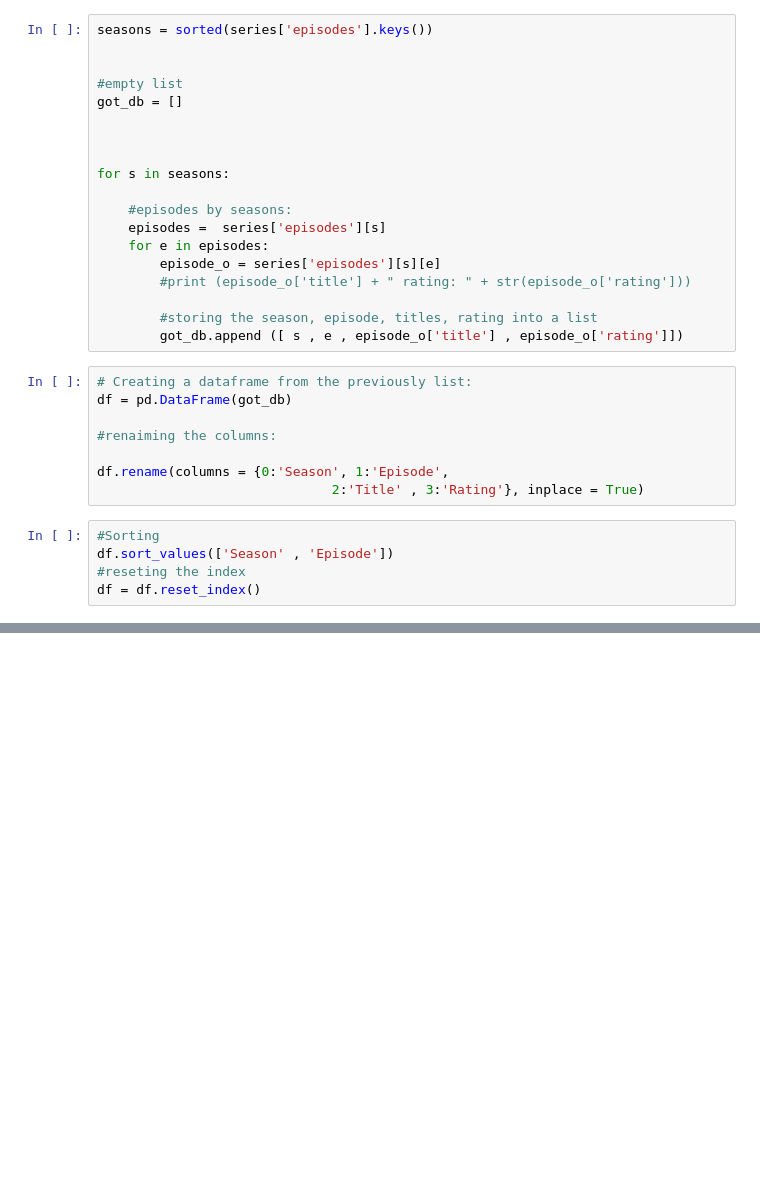
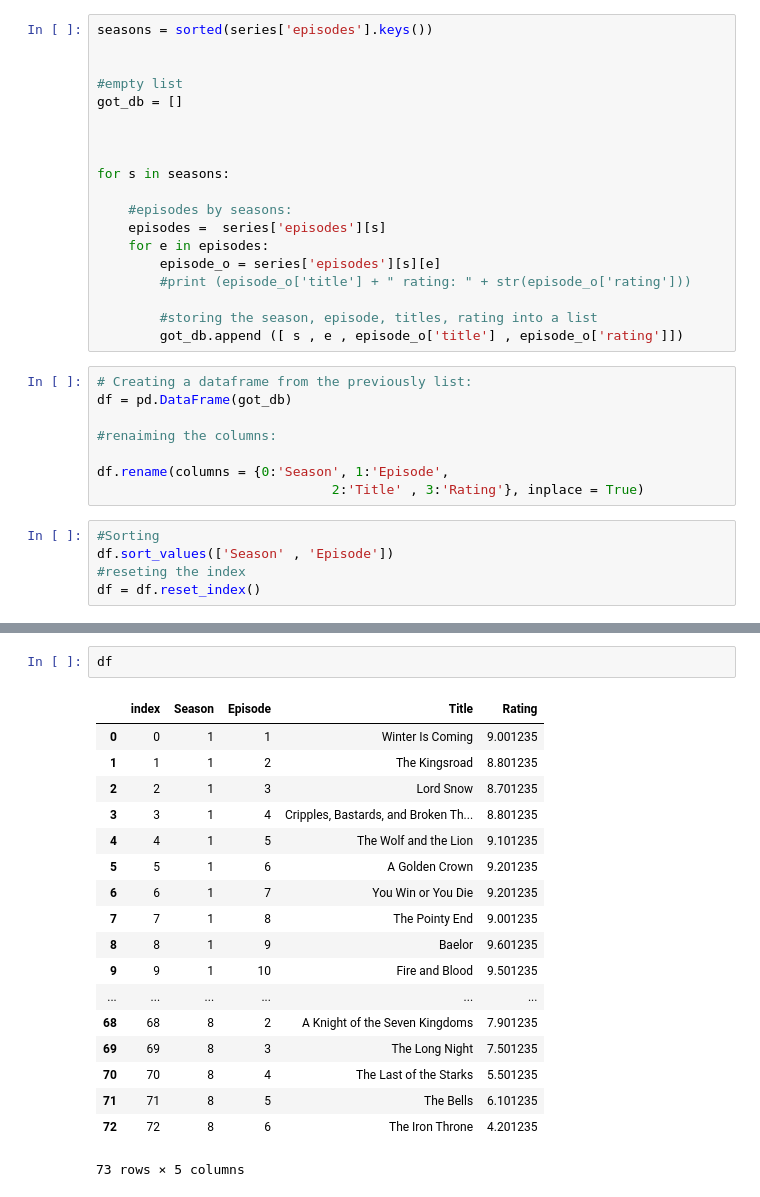
Before and after one commit to bavilaa/nlp_got, a Jupyter notebook: imdb_rating.ipynb, the cells around one changed output, grey strips where cells are left out. Drawn from its saved outputs; the diff is of its cells as text; blank space fills up the shorter version.

```diff
--- a/imdb_rating.ipynb
+++ b/imdb_rating.ipynb
@@ -57,0 +86,21 @@ legend="full", data=df);
+# %%
+df
+# %% [output]
+|  | index | Season | Episode | Title | Rating |
+| 0 | 0 | 1 | 1 | Winter Is Coming | 9.001235 |
+| 1 | 1 | 1 | 2 | The Kingsroad | 8.801235 |
+| 2 | 2 | 1 | 3 | Lord Snow | 8.701235 |
+| 3 | 3 | 1 | 4 | Cripples, Bastards, and Broken Th... | 8.801235 |
+| 4 | 4 | 1 | 5 | The Wolf and the Lion | 9.101235 |
+| 5 | 5 | 1 | 6 | A Golden Crown | 9.201235 |
+| 6 | 6 | 1 | 7 | You Win or You Die | 9.201235 |
+| 7 | 7 | 1 | 8 | The Pointy End | 9.001235 |
+| 8 | 8 | 1 | 9 | Baelor | 9.601235 |
+| 9 | 9 | 1 | 10 | Fire and Blood | 9.501235 |
+| ... | ... | ... | ... | ... | ... |
+| 68 | 68 | 8 | 2 | A Knight of the Seven Kingdoms | 7.901235 |
+| 69 | 69 | 8 | 3 | The Long Night | 7.501235 |
+| 70 | 70 | 8 | 4 | The Last of the Starks | 5.501235 |
+| 71 | 71 | 8 | 5 | The Bells | 6.101235 |
+| 72 | 72 | 8 | 6 | The Iron Throne | 4.201235 |
+73 rows × 5 columns
```
Also changed, not shown: parts of 6 cells of this notebook.
